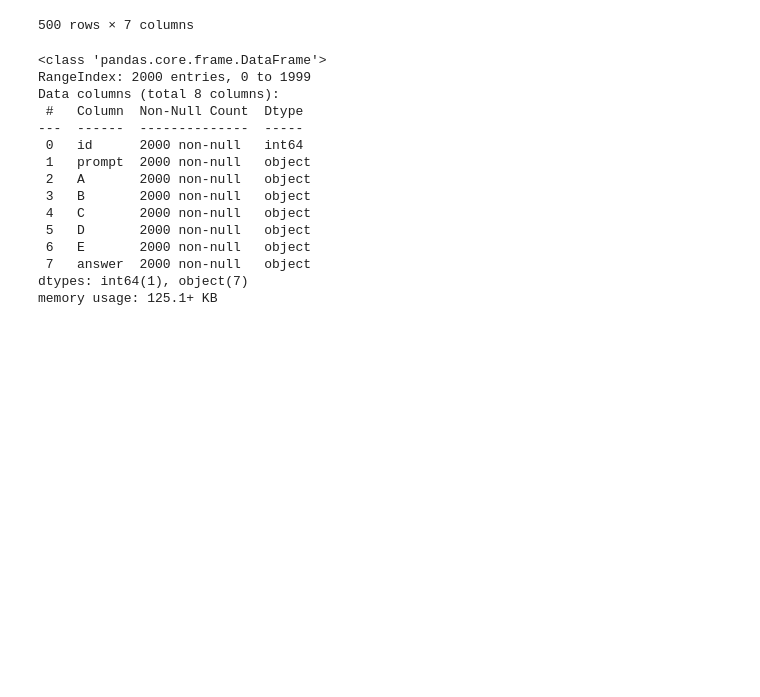
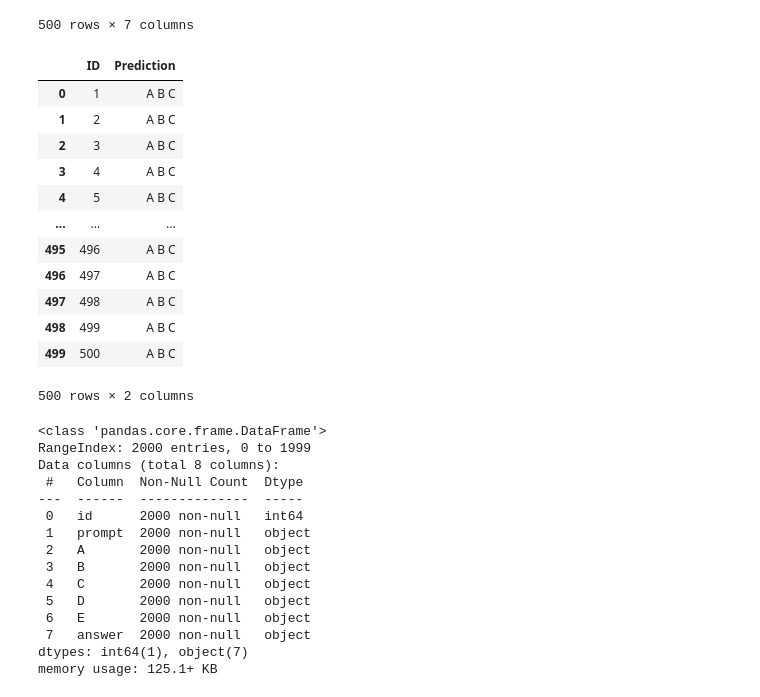
Before and after one commit to 22f3002567/dl-genai-project-26-t2, a Jupyter notebook: DL-22f3002567-notebook-t22026.ipynb, the cells around one changed output. Saved outputs shown, nothing was run; the diff lists cells and outputs as text; code cells hidden in the pictures; blank space fills up the shorter version.

```diff
--- a/DL-22f3002567-notebook-t22026.ipynb
+++ b/DL-22f3002567-notebook-t22026.ipynb
@@ -67,6 +81,23 @@ test
 | 498 | 499 | Determine the correct option: Wha... | The Milky Way galaxy has a superm... | The Milky Way galaxy has a superm... | The Milky Way galaxy has a superm... | The Milky Way galaxy has a superm... | The star S2 follows an elliptical... |
 | 499 | 500 | What is the order parameter that ... | None of the above. | A thin cylindrical plastic rod. | A condensed-matter collective fie... | The cosmic microwave background. | A component of the Higgs field. |
 500 rows × 7 columns
+# %%
+sample_sub = pd.read_csv("/kaggle/input/competitions/smart-mcq-solver-challenge/sample_submission.csv")
+sample_sub
+# %% [output]
+|  | ID | Prediction |
+| 0 | 1 | A B C |
+| 1 | 2 | A B C |
+| 2 | 3 | A B C |
+| 3 | 4 | A B C |
+| 4 | 5 | A B C |
+| ... | ... | ... |
+| 495 | 496 | A B C |
+| 496 | 497 | A B C |
+| 497 | 498 | A B C |
+| 498 | 499 | A B C |
+| 499 | 500 | A B C |
+500 rows × 2 columns
 # %%
 train.info()
 # %% [output]
```
Also changed, not shown: parts of 112 cells of this notebook.
